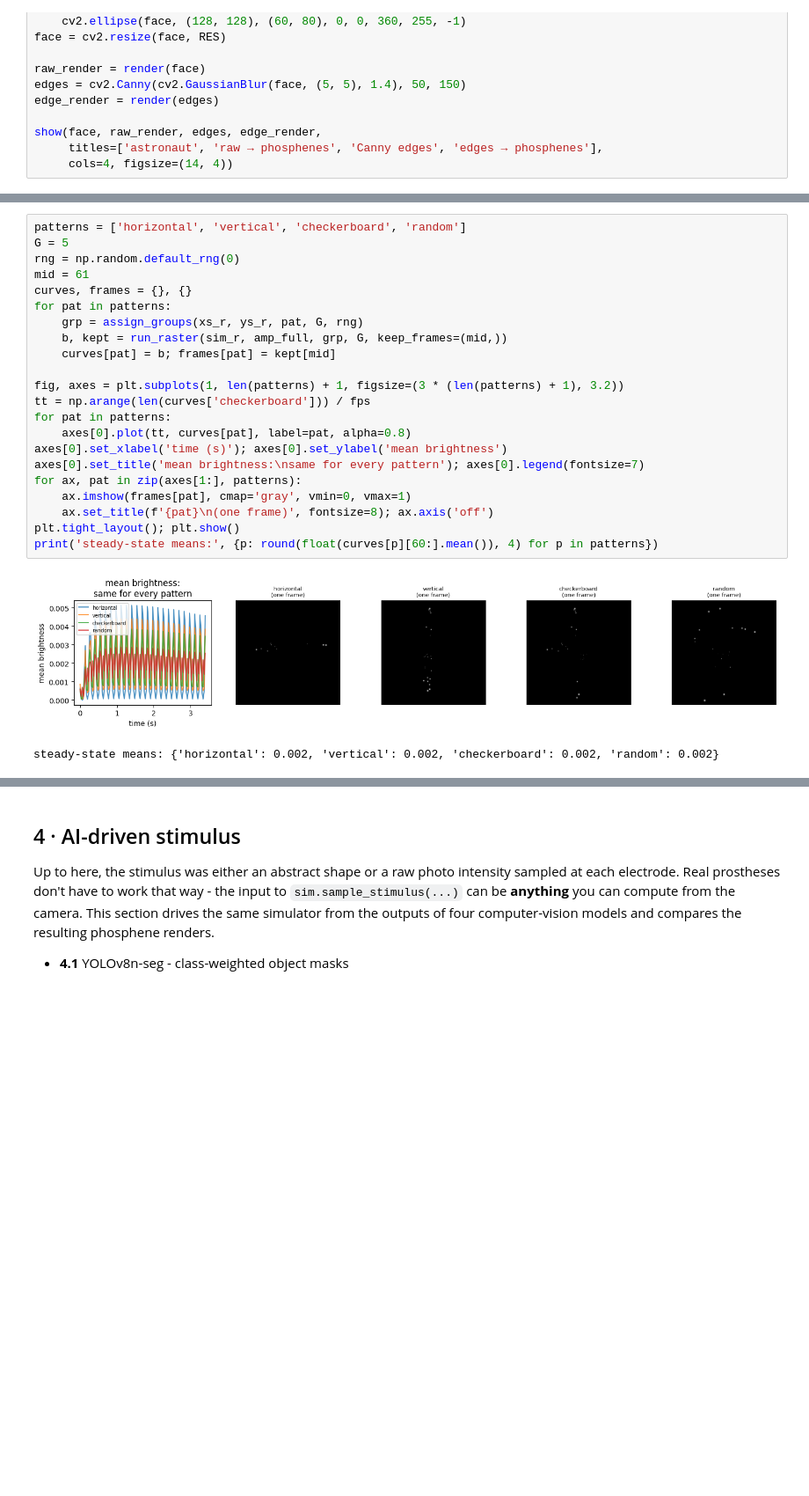
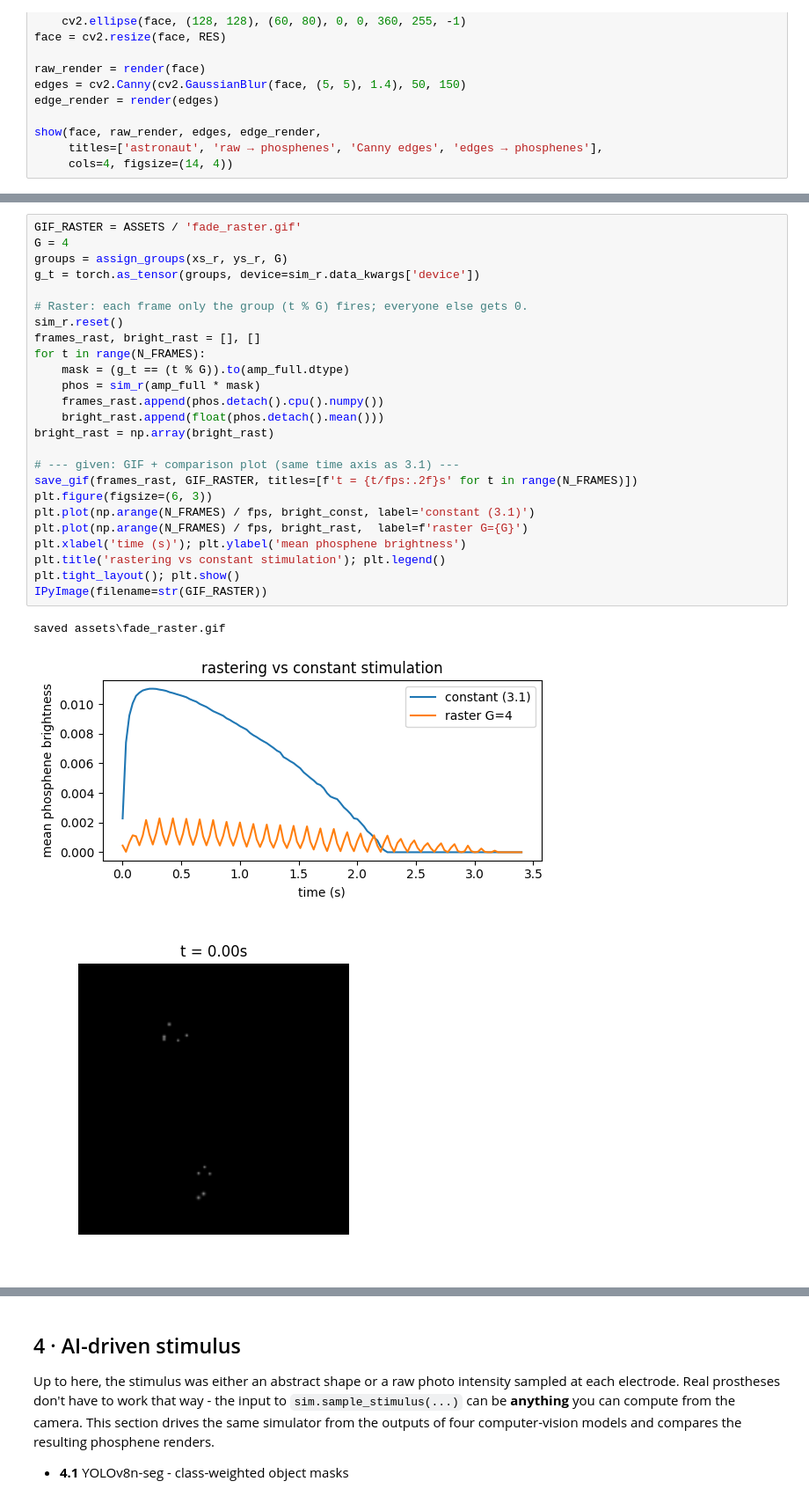
Before and after one commit to NeuroTechHub/AIMD_bootcamp, a Jupyter notebook: modules/M4-phosphene-simulation/phosphene-simulation-solution.ipynb, the cells around one changed output, grey strips where cells are left out. Shown at 88% size. Saved outputs shown, nothing was run; the diff lists cells and outputs as text; blank space fills up the shorter version.

```diff
--- a/modules/M4-phosphene-simulation/phosphene-simulation-solution.ipynb
+++ b/modules/M4-phosphene-simulation/phosphene-simulation-solution.ipynb
@@ -644,25 +575,29 @@ win the mean-brightness curve cannot show.
 # %%
-patterns = ['horizontal', 'vertical', 'checkerboard', 'random']
-G = 5
-rng = np.random.default_rng(0)
-mid = 61
-curves, frames = {}, {}
-for pat in patterns:
-    grp = assign_groups(xs_r, ys_r, pat, G, rng)
-    b, kept = run_raster(sim_r, amp_full, grp, G, keep_frames=(mid,))
-    curves[pat] = b; frames[pat] = kept[mid]
+GIF_RASTER = ASSETS / 'fade_raster.gif'
+G = 4
+groups = assign_groups(xs_r, ys_r, G)
+g_t = torch.as_tensor(groups, device=sim_r.data_kwargs['device'])
 
-fig, axes = plt.subplots(1, len(patterns) + 1, figsize=(3 * (len(patterns) + 1), 3.2))
-tt = np.arange(len(curves['checkerboard'])) / fps
-for pat in patterns:
-    axes[0].plot(tt, curves[pat], label=pat, alpha=0.8)
-axes[0].set_xlabel('time (s)'); axes[0].set_ylabel('mean brightness')
-axes[0].set_title('mean brightness:\nsame for every pattern'); axes[0].legend(fontsize=7)
-for ax, pat in zip(axes[1:], patterns):
-    ax.imshow(frames[pat], cmap='gray', vmin=0, vmax=1)
-    ax.set_title(f'{pat}\n(one frame)', fontsize=8); ax.axis('off')
+# Raster: each frame only the group (t % G) fires; everyone else gets 0.
+sim_r.reset()
+frames_rast, bright_rast = [], []
+for t in range(N_FRAMES):
+    mask = (g_t == (t % G)).to(amp_full.dtype)
+    phos = sim_r(amp_full * mask)
+    frames_rast.append(phos.detach().cpu().numpy())
+    bright_rast.append(float(phos.detach().mean()))
+bright_rast = np.array(bright_rast)
+
+# --- given: GIF + comparison plot (same time axis as 3.1) ---
+save_gif(frames_rast, GIF_RASTER, titles=[f't = {t/fps:.2f}s' for t in range(N_FRAMES)])
+plt.figure(figsize=(6, 3))
+plt.plot(np.arange(N_FRAMES) / fps, bright_const, label='constant (3.1)')
+plt.plot(np.arange(N_FRAMES) / fps, bright_rast,  label=f'raster G={G}')
+plt.xlabel('time (s)'); plt.ylabel('mean phosphene brightness')
+plt.title('rastering vs constant stimulation'); plt.legend()
 plt.tight_layout(); plt.show()
-print('steady-state means:', {p: round(float(curves[p][60:].mean()), 4) for p in patterns})
+IPyImage(filename=str(GIF_RASTER))
 # %% [output]
+saved assets\fade_raster.gif
-[figure, old version]
+[figure, new version]
-steady-state means: {'horizontal': 0.002, 'vertical': 0.002, 'checkerboard': 0.002, 'random': 0.002}
+[figure, added]
```
Also changed, not shown: parts of 16 cells of this notebook, 4 other files.
